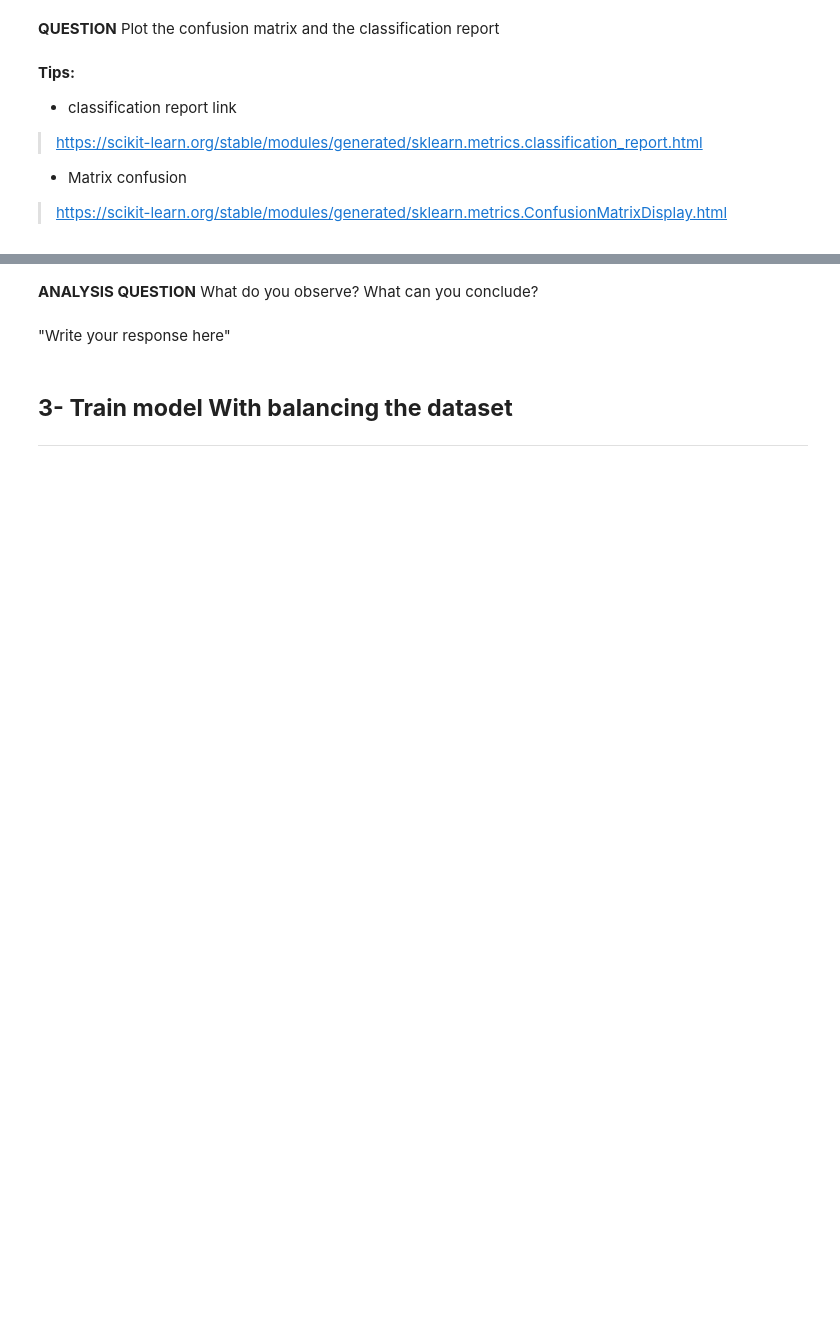
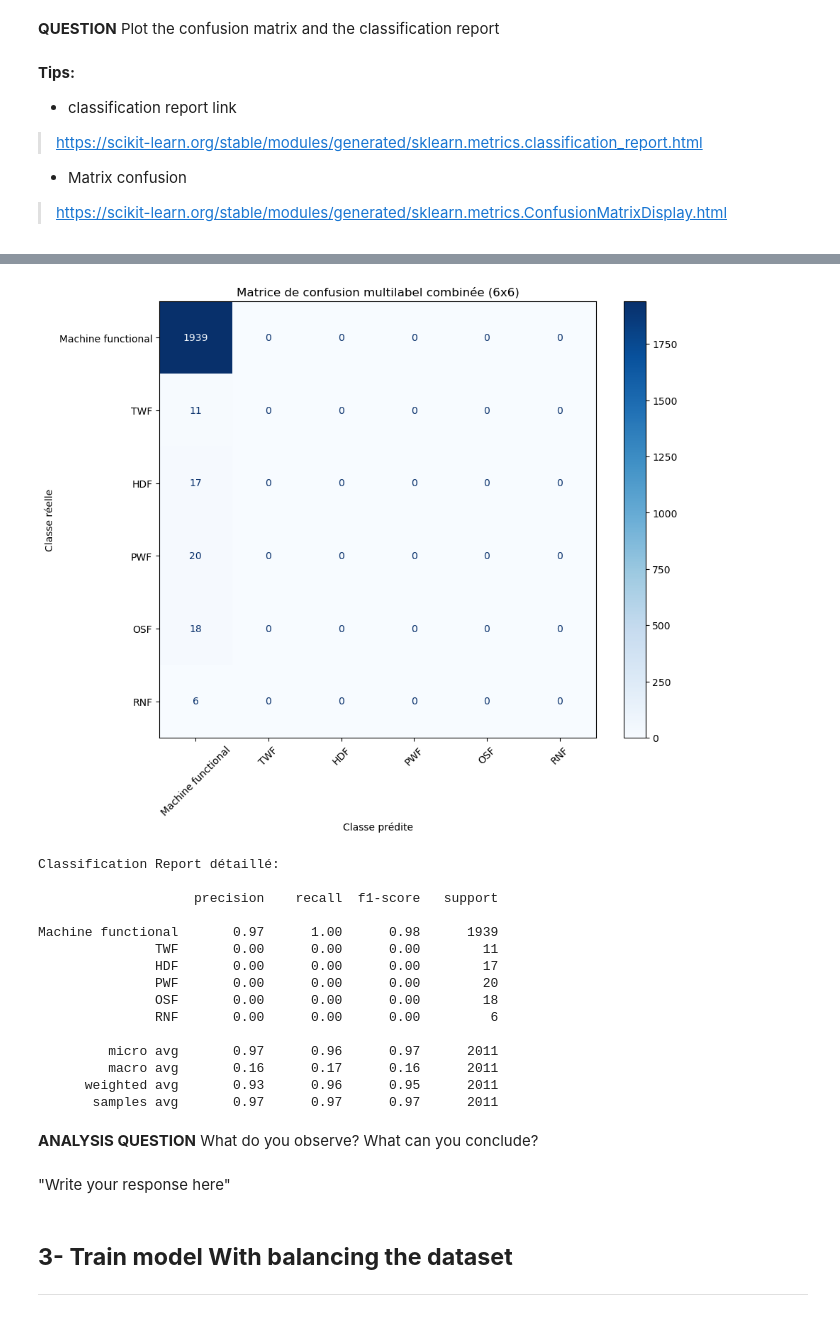
Before and after one commit to rosecymbler/IAEmbarquee, a Jupyter notebook: TP_IA_EMBARQUEE.ipynb, the cells around one changed output, grey strips where cells are left out. Cells and saved outputs as stored; diff of their text form; code cells hidden in the pictures; blank space fills up the shorter version.

```diff
--- a/TP_IA_EMBARQUEE.ipynb
+++ b/TP_IA_EMBARQUEE.ipynb
@@ -353,0 +371,34 @@ weighted avg       0.93      0.97      0.95      2000
+# %%
+
+# Prédiction du modèle
+Y_pred_proba = model.predict(X_test)
+Y_pred = (Y_pred_proba >= 0.5).astype(int)
+
+classes = ["Machine functional", "TWF", "HDF", "PWF", "OSF", "RNF"]
+
+# Créer une matrice vide 6x6
+cm_combined = np.zeros((6, 6), dtype=int)
+
+# Remplir la matrice de confusion combinée
+for true, pred in zip(Y_test.values, Y_pred):
+    for i in range(6):  # classe réelle
+        if true[i] == 1:
+            for j in range(6):  # classe prédite
+                if pred[j] == 1:
+                    cm_combined[i, j] += 1
+
+# Afficher la matrice de confusion avec ConfusionMatrixDisplay
+fig, ax = plt.subplots(figsize=(10, 8))
+disp = ConfusionMatrixDisplay(confusion_matrix=cm_combined, display_labels=classes)
+disp.plot(ax=ax, cmap='Blues', values_format='d')
+
+plt.ylabel('Classe réelle')
+plt.xlabel('Classe prédite')
+plt.title("Matrice de confusion multilabel")
+plt.xticks(rotation=45)
+plt.show()
+
+# Afficher le rapport de classification détaillé
+print("Classification Report détaillé:\n")
+print(classification_report(Y_test, Y_pred, target_names=classes))
+# %% [output]
@@ -354,3 +406,19 @@ weighted avg       0.93      0.97      0.95      2000
+[figure, added]
+Classification Report détaillé:
+
+                    precision    recall  f1-score   support
+
+Machine functional       0.97      1.00      0.98      1939
+               TWF       0.00      0.00      0.00        11
+               HDF       0.00      0.00      0.00        17
+               PWF       0.00      0.00      0.00        20
+               OSF       0.00      0.00      0.00        18
+               RNF       0.00      0.00      0.00         6
+
+         micro avg       0.97      0.96      0.97      2011
+         macro avg       0.16      0.17      0.16      2011
+      weighted avg       0.93      0.96      0.95      2011
+       samples avg       0.97      0.97      0.97      2011
 # %% [markdown]
 **ANALYSIS QUESTION** What do you observe? What can you conclude?
 # %% [markdown]
```
Also changed, not shown: parts of 13 cells of this notebook.
